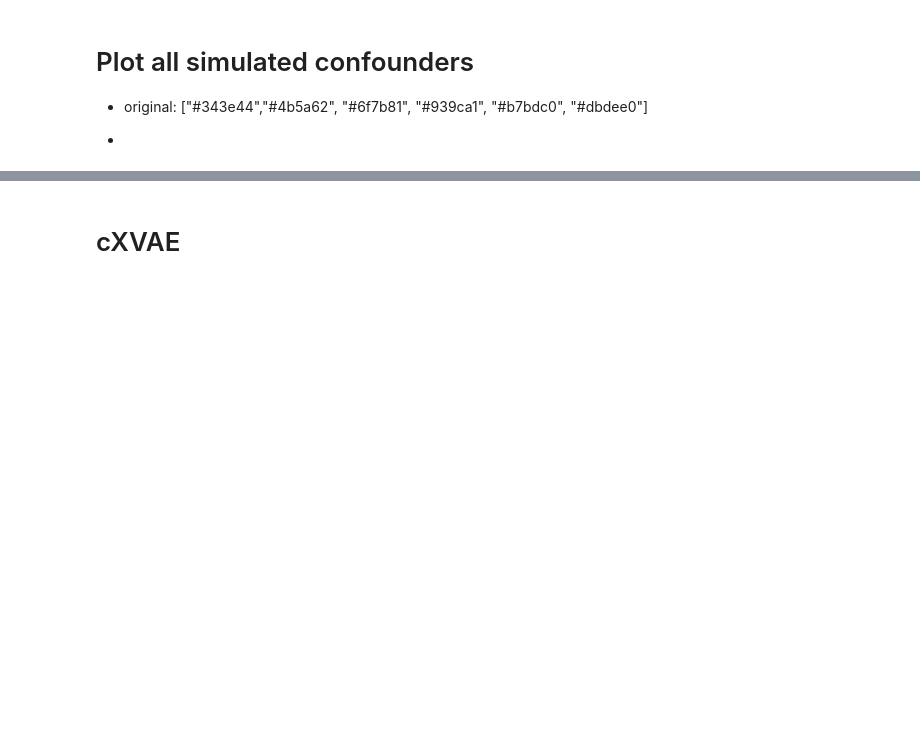
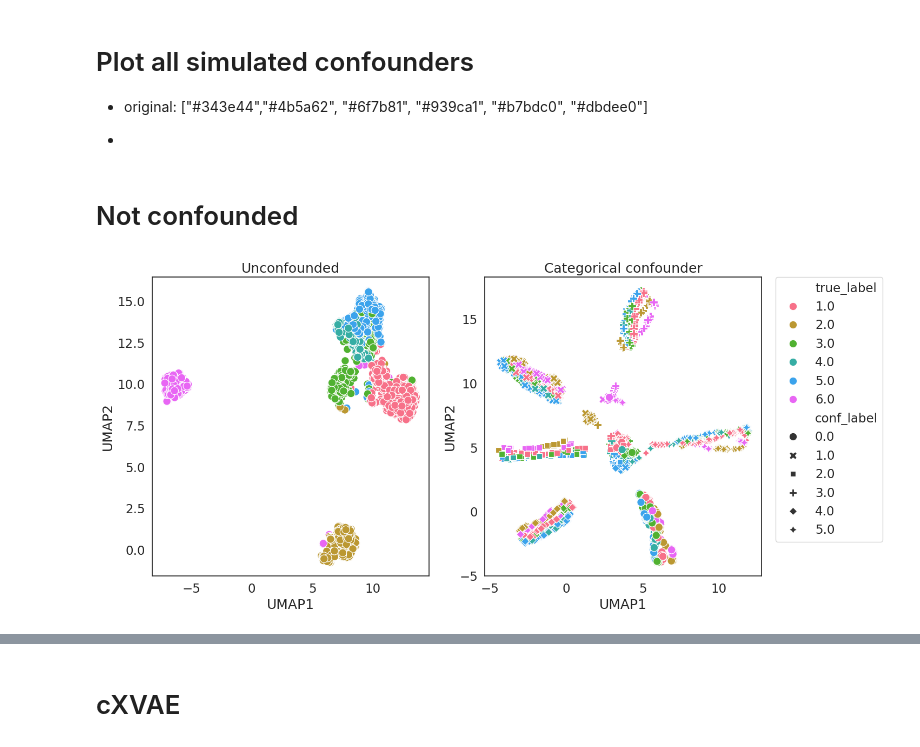
Before and after one commit to ZuqiLi/Multi-Omics-Deconfounding-VAE, a Jupyter notebook: figure_publication.ipynb, the cells around one changed output, grey strips where cells are left out. Saved outputs shown, nothing was run; the diff lists cells and outputs as text; code cells hidden in the pictures; blank space fills up the shorter version.

```diff
--- a/figure_publication.ipynb
+++ b/figure_publication.ipynb
@@ -96,19 +24,24 @@ def plot_original_umap_latSpace(z,
 # Load Data
 # %%
 ''' Load data '''
-X1_orig, X2_orig, Y_orig = load_originalData()
+
+### PATH on EMC:
+## PATH_data = "/data/scratch/skatz/PROJECTS/multiview_VAE/data"
+PATH_data = "/data/scratch/skatz/PROJECTS/multiview_VAE/data"
+
+X1_orig, X2_orig, Y_orig = load_originalData(PATH_data)
 X1_orig = scale(X1_orig); X2_orig = scale(X2_orig)
 
-X1_linear, X2_linear, Y_linear, conf_linear, conf_labels_linear = load_linearConfounder()
+X1_linear, X2_linear, Y_linear, conf_linear, conf_labels_linear = load_linearConfounder(PATH_data)
 X1_linear = scale(X1_linear); X2_linear = scale(X2_linear)
 
-X1_squared, X2_squared, Y_squared, conf_squared, conf_labels_squared = load_squaredConfounder()
+X1_squared, X2_squared, Y_squared, conf_squared, conf_labels_squared = load_squaredConfounder(PATH_data)
 X1_squared = scale(X1_squared); X2_squared = scale(X2_squared)
 
-X1_categ, X2_categ, Y_categ, conf_categ, conf_labels_categ = load_categoricalConfounder()
+X1_categ, X2_categ, Y_categ, conf_categ, conf_labels_categ = load_categoricalConfounder(PATH_data)
 X1_categ = scale(X1_categ); X2_categ = scale(X2_categ)
 
-X1_categ2, X2_categ2, Y_categ2, conf_categ2, conf_labels_categ2 = load_categoricalConfounder2()
+X1_categ2, X2_categ2, Y_categ2, conf_categ2, conf_labels_categ2 = load_categoricalConfounder2(PATH_data)
 X1_categ2 = scale(X1_categ2); X2_categ2 = scale(X2_categ2)
 # %% [output]
 Global seed set to 1234
@@ -142,0 +74,27 @@ plot_original_umap_latSpace(X1_orig, Y_orig, cmap_true=cmap_deconf, modelname= "
+# %% [markdown]
+# Not confounded
+# %%
+sns.set_theme(style="white", font_scale=1.5)
+fig, (ax1,ax2) = plt.subplots(1,2, figsize=(15,7))
+
+cmap = sns.color_palette("husl", 6)
+
+### Unconfouded data
+embedding_orig = do_umap(X1_orig)
+df_orig = pd.concat([pd.DataFrame(embedding_orig), pd.DataFrame(Y_orig)], axis=1)
+df_orig.columns = ["UMAP1", "UMAP2", "true_label"]
+sns.scatterplot(data=df_orig, x="UMAP1", y="UMAP2", hue="true_label", s=110, ax=ax1, palette=cmap, legend=False)
+ax1.set_title(f"Unconfounded")
+
+### Confounded data
+embedding_conf = do_umap(X1_categ2)
+df_conf = pd.concat([pd.DataFrame(embedding_conf), pd.DataFrame(Y_categ2), pd.DataFrame(conf_labels_categ2)], axis=1)
+df_conf.columns = ["UMAP1", "UMAP2", "true_label", "conf_label"]
+sns.scatterplot(data=df_conf, x="UMAP1", y="UMAP2", hue="true_label", style="conf_label", s=110, ax=ax2, palette=cmap)
+ax2.set_title(f"Categorical confounder")
+plt.legend(bbox_to_anchor=(1.05, 1), loc=2, borderaxespad=0.)
+
+plt.tight_layout()
+plt.savefig(f"{os.getcwd()}/figures/categ2_confoundingEffect.png", dpi=300)
+# %% [output]
+[figure, added]
```
Also changed, not shown: parts of 14 cells of this notebook, 2 other files.
